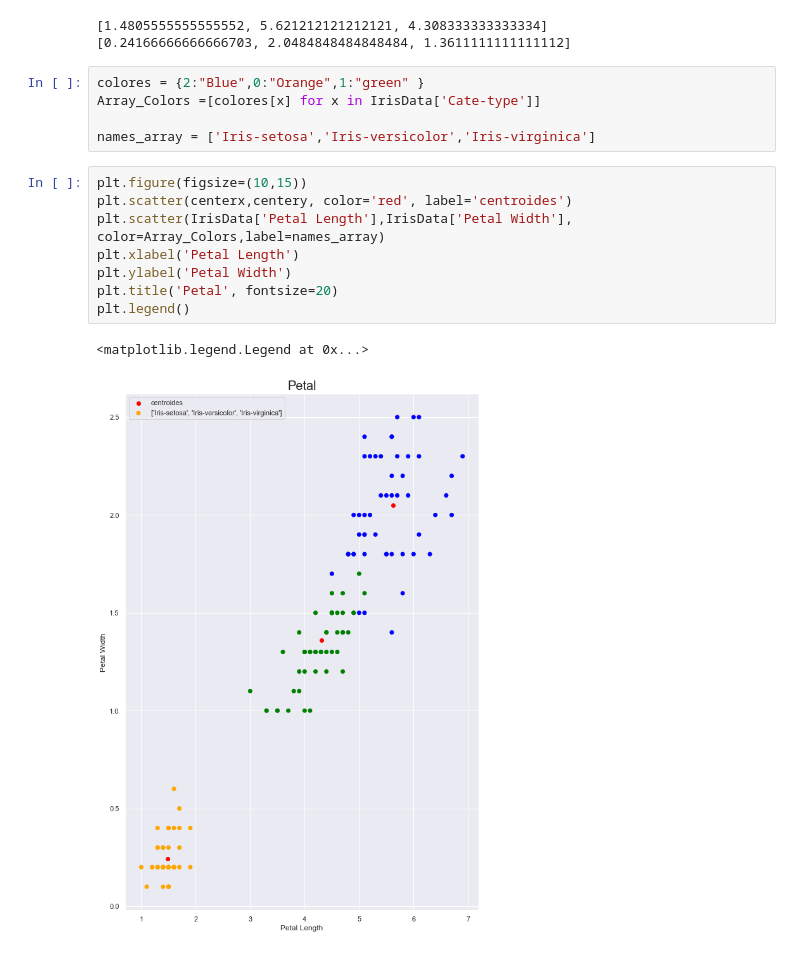
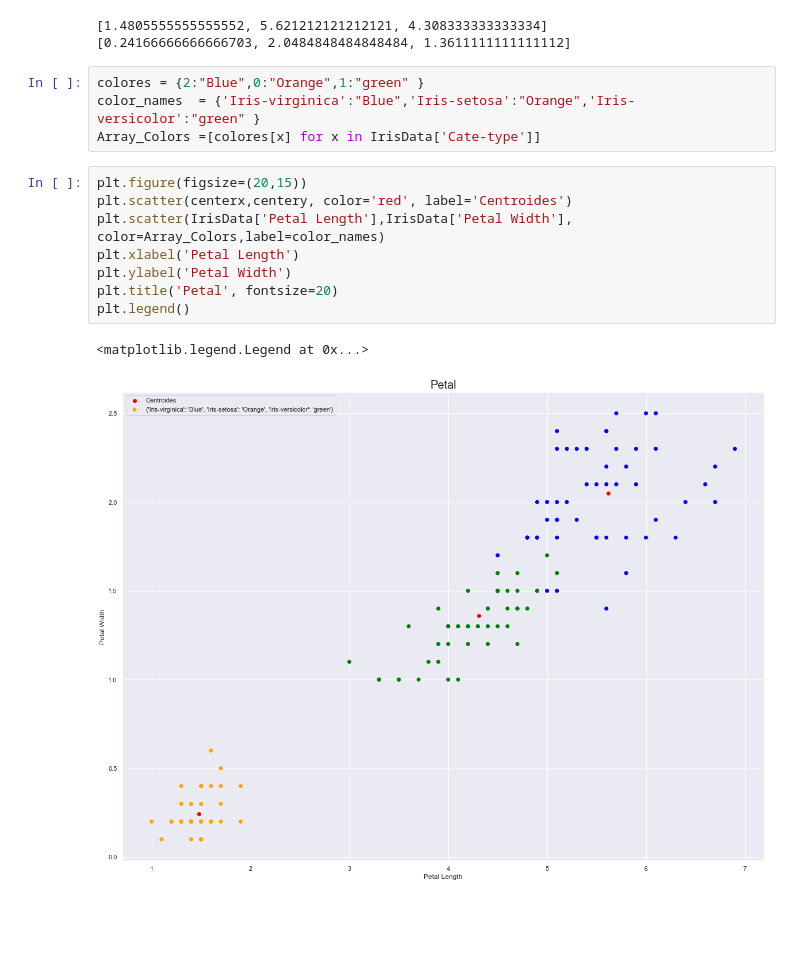
Before and after one commit to gustavoalonso93/Ciencia-de-Dados, a Jupyter notebook: Python/Kmeans.ipynb, the cells around one changed output. Cells and saved outputs as stored; diff of their text form; blank space fills up the shorter version.

```diff
--- a/Python/Kmeans.ipynb
+++ b/Python/Kmeans.ipynb
@@ -79,19 +79,18 @@ print(centery)
 # %% [output]
 [1.4805555555555552, 5.621212121212121, 4.308333333333334]
 [0.24166666666666703, 2.0484848484848484, 1.3611111111111112]
-# %%
-colores = {2:"Blue",0:"Orange",1:"green" }
-Array_Colors =[colores[x] for x in IrisData['Cate-type']]
-
-names_array = ['Iris-setosa','Iris-versicolor','Iris-virginica']
+# %%
+colores = {2:"Blue",0:"Orange",1:"green" }
+color_names  = {'Iris-virginica':"Blue",'Iris-setosa':"Orange",'Iris-versicolor':"green" }
+Array_Colors =[colores[x] for x in IrisData['Cate-type']]
 # %%
-plt.figure(figsize=(10,15))
-plt.scatter(centerx,centery, color='red', label='centroides')
-plt.scatter(IrisData['Petal Length'],IrisData['Petal Width'], color=Array_Colors,label=names_array)
+plt.figure(figsize=(20,15))
+plt.scatter(centerx,centery, color='red', label='Centroides')
+plt.scatter(IrisData['Petal Length'],IrisData['Petal Width'], color=Array_Colors,label=color_names)
 plt.xlabel('Petal Length')
 plt.ylabel('Petal Width')
 plt.title('Petal', fontsize=20)
 plt.legend()
 # %% [output]
 <matplotlib.legend.Legend at 0x...>
-[figure, old version]
+[figure, new version]
```
Also changed, not shown: parts of 2 cells of this notebook.
